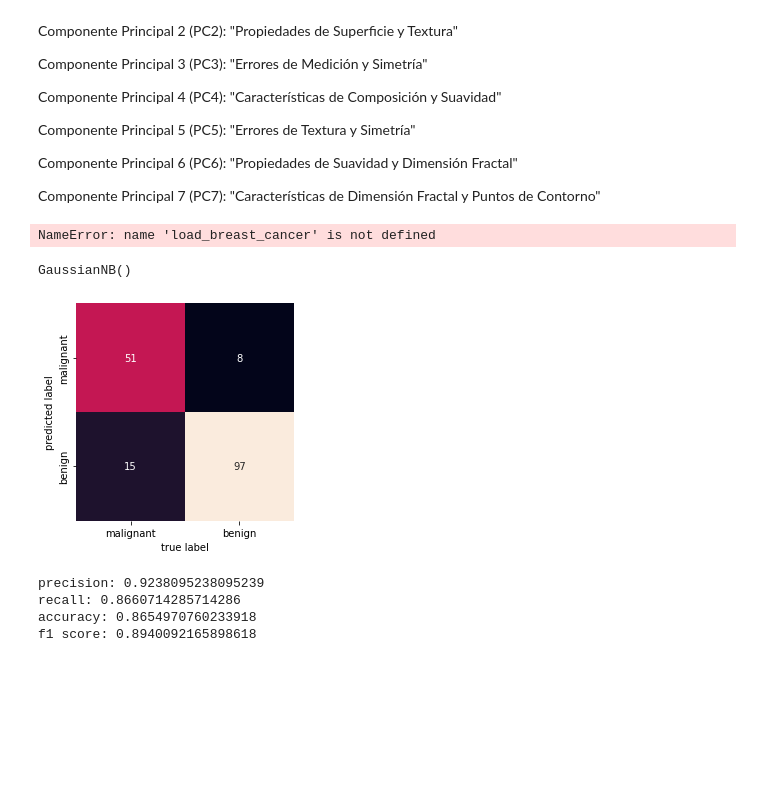
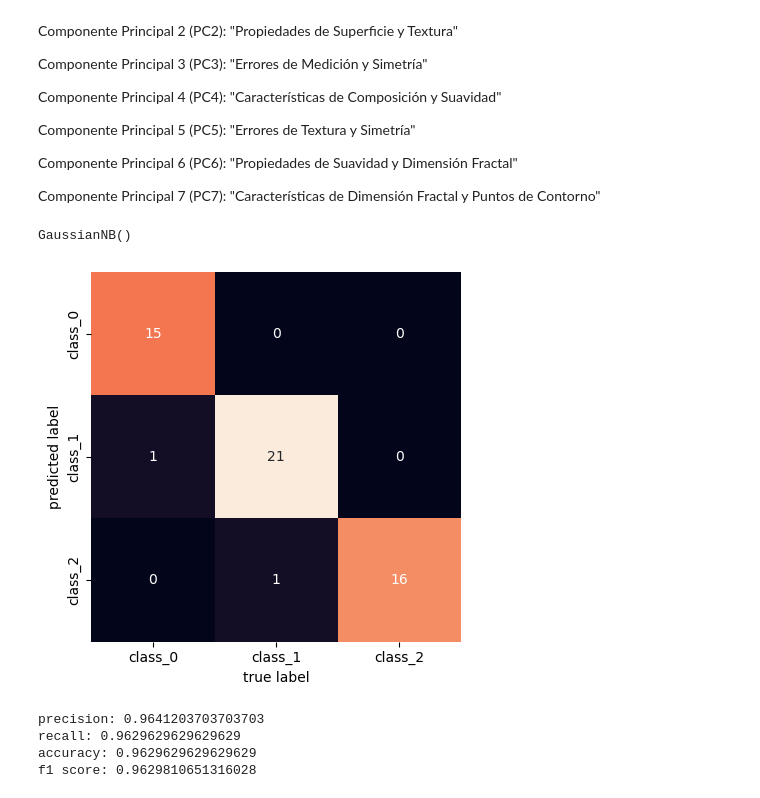
Before and after one commit to Gaddran/VinosMachineLearning, a Jupyter notebook: Notebooks/Laboratorio PCA.ipynb, the cells around one changed output. Saved outputs shown, nothing was run; the diff lists cells and outputs as text; code cells hidden in the pictures; blank space fills up the shorter version.

Commit message:
weighted?

```diff
--- a/Notebooks/Laboratorio PCA.ipynb
+++ b/Notebooks/Laboratorio PCA.ipynb
@@ -200,11 +200,9 @@ Componente Principal 7 (PC7): "Características de Dimensión Fractal y Puntos d
 from sklearn.naive_bayes import GaussianNB
 model = GaussianNB()
 # %%
-cancer_type= load_breast_cancer().target
+vinos_type= load_wine().target
-# %% [output]
-NameError: name 'load_breast_cancer' is not defined
 # %%
-X_train, X_test, y_train, y_test = train_test_split(pc_df, cancer_type, train_size = 0.7, random_state=1234)
+X_train, X_test, y_train, y_test = train_test_split(pc_df, vinos_type, train_size = 0.7, random_state=1234)
 # %%
 model.fit(X_train,y_train)
 # %% [output]
@@ -214,21 +212,21 @@ labels = model.predict(X_test)
 # %%
 from sklearn.metrics import confusion_matrix
 mat = confusion_matrix(y_test, labels)
 sns.heatmap(mat.T, square=True, annot=True, fmt='d', cbar=False,
-            xticklabels=load_breast_cancer().target_names, yticklabels=load_breast_cancer().target_names)
+            xticklabels=load_wine().target_names, yticklabels=load_wine().target_names)
 plt.xlabel('true label')
 plt.ylabel('predicted label');
 # %% [output]
-[figure, old version]
+[figure, new version]
 # %%
 from sklearn.metrics import precision_score, recall_score,f1_score,accuracy_score
 # %%
-print(f'precision: {precision_score(labels,y_test)}')
-print(f'recall: {recall_score(labels,y_test)}')
+print(f'precision: {precision_score(labels,y_test, average="weighted")}')
+print(f'recall: {recall_score(labels,y_test, average="weighted")}')
 print(f'accuracy: {accuracy_score(labels,y_test)}')
-print(f'f1 score: {f1_score(labels,y_test)}')
+print(f'f1 score: {f1_score(labels,y_test, average="weighted")}')
 # %% [output]
-precision: 0.9238095238095239
-recall: 0.8660714285714286
-accuracy: 0.8654970760233918
-f1 score: 0.8940092165898618
+precision: 0.9641203703703703
+recall: 0.9629629629629629
+accuracy: 0.9629629629629629
+f1 score: 0.9629810651316028
```
Also changed, not shown: 1 other file.
